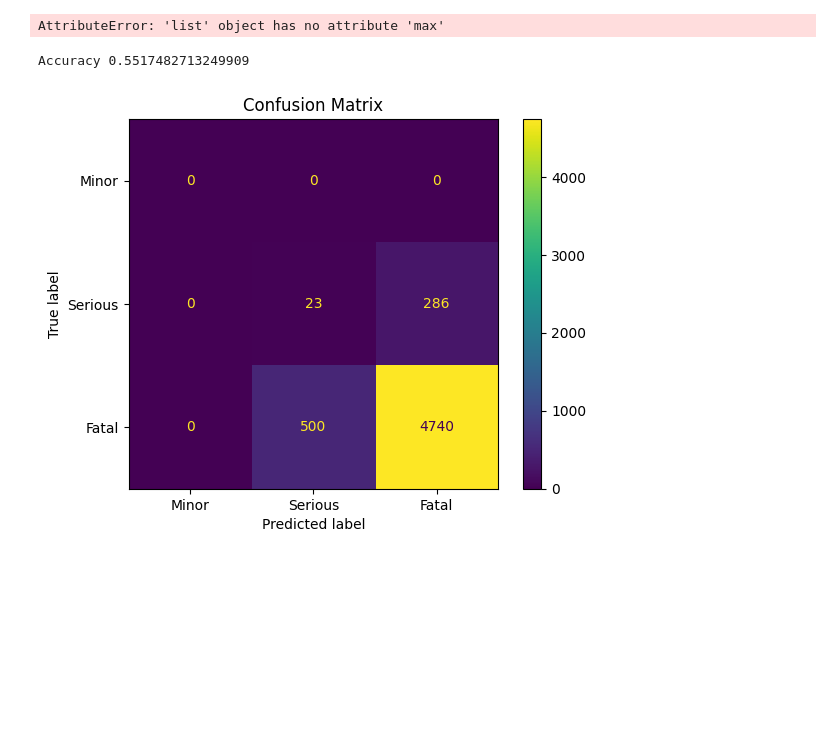
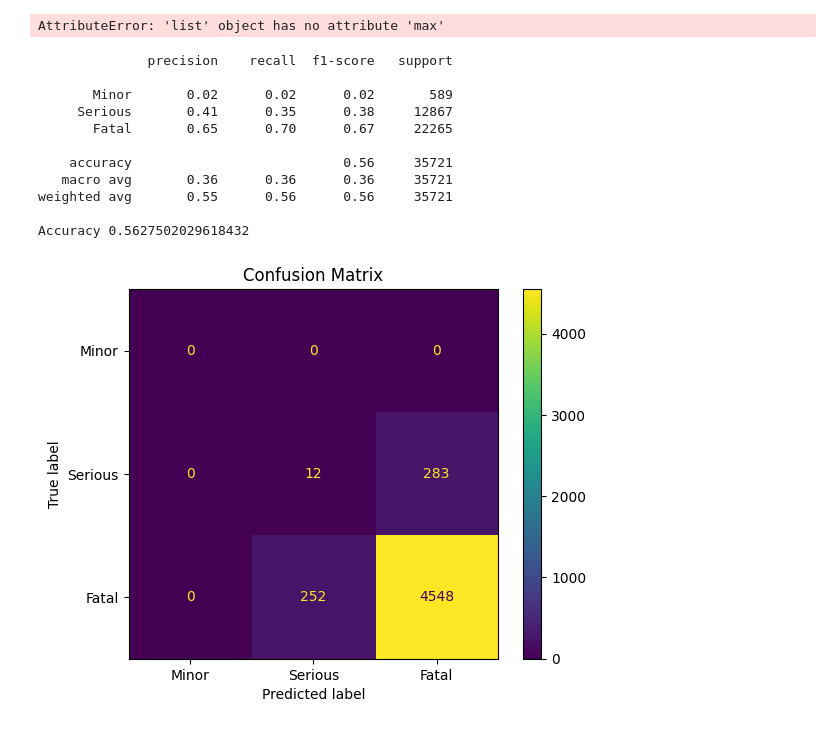
Before and after one commit to FuriousFist/Victorian-Accident-Analysis, a Jupyter notebook: code/proj2MaxPreprocessing.ipynb, the cells around one changed output. Cells and saved outputs as stored; diff of their text form; code cells hidden in the pictures; blank space fills up the shorter version.

```diff
--- a/code/proj2MaxPreprocessing.ipynb
+++ b/code/proj2MaxPreprocessing.ipynb
@@ -251,14 +238,11 @@ Scaling
 # %%
 from sklearn.preprocessing import StandardScaler
 from sklearn.decomposition import PCA
+from statsmodels.stats.outliers_influence import variance_inflation_factor
 
 # Use the actual DataFrame name
 X = df_onehot_encoded.drop(columns=["SEVERITY"], errors="ignore")
 y = df_onehot_encoded["SEVERITY"]
-
-mask = y != 4
-X = X[mask]
-y = y[mask]
 
 # Scale numeric features only
 scaler = StandardScaler()
@@ -267,5 +251,14 @@ X_scaled = scaler.fit_transform(X)
 # Convert back to DataFrame with same column names
 X_scaled = pd.DataFrame(X_scaled, columns=X.columns, index=X.index)
 
+X_df = pd.DataFrame(X_scaled, columns=X.columns)
+
+vif_data = pd.DataFrame()
+vif_data["feature"] = X_df.columns
+vif_data["VIF"] = [variance_inflation_factor(X_df.values, i) for i in range(X_df.shape[1])]
+
+# Show features with high multicollinearity
+print(vif_data.sort_values(by="VIF", ascending=False).head(10))
+
 pca = PCA(n_components=0.95)  # retain 95% variance
 X_pca = pca.fit_transform(X_scaled)
@@ -293,12 +294,12 @@ Name: proportion, dtype: float64
 # %%
 from sklearn.metrics import accuracy_score
 
-k_values = range(1, 31)
+k_values = range(1, 10)
 accuracies = []
 
 for k in k_values:
     model = KNeighborsClassifier(n_neighbors=k, weights='distance')
-    model.fit(X_train_balanced, y_train_balanced)
+    model.fit(X_train, y_train)
     y_pred = model.predict(X_test)
     accuracies.append(accuracy_score(y_test, y_pred))
 
@@ -316,22 +317,37 @@ AttributeError: 'list' object has no attribute 'max'
 # %%
 
 
-knn = KNeighborsClassifier(n_neighbors=29, weights='distance')  # You can tune this later
-knn.fit(X_train_balanced, y_train_balanced)
+knn = KNeighborsClassifier(n_neighbors=9, weights='distance')  # You can tune this later
+knn.fit(X_train, y_train)
 
 y_pred = knn.predict(X_test)
 
 # Print metrics
+print(classification_report(
+    y_test,
+    y_pred,
+    target_names=["Minor", "Serious", "Fatal"]
+))
 accuracy = knn.score(X_test, y_test)
 print('Accuracy', accuracy)
 
 cm = confusion_matrix(y_test, y_pred, labels=[0, 1, 2])
 disp = ConfusionMatrixDisplay(confusion_matrix=cm, display_labels=["Minor", "Serious", "Fatal"])
 
 disp.plot()
 
 plt.title("Confusion Matrix")
 plt.show()
 # %% [output]
-Accuracy 0.5517482713249909
+              precision    recall  f1-score   support
+
+       Minor       0.02      0.02      0.02       589
+     Serious       0.41      0.35      0.38     12867
+       Fatal       0.65      0.70      0.67     22265
+
+    accuracy                           0.56     35721
+   macro avg       0.36      0.36      0.36     35721
+weighted avg       0.55      0.56      0.56     35721
+
+Accuracy 0.5627502029618432
-[figure, old version]
+[figure, new version]
```
Also changed, not shown: parts of 3 cells of this notebook, 2 other files.
